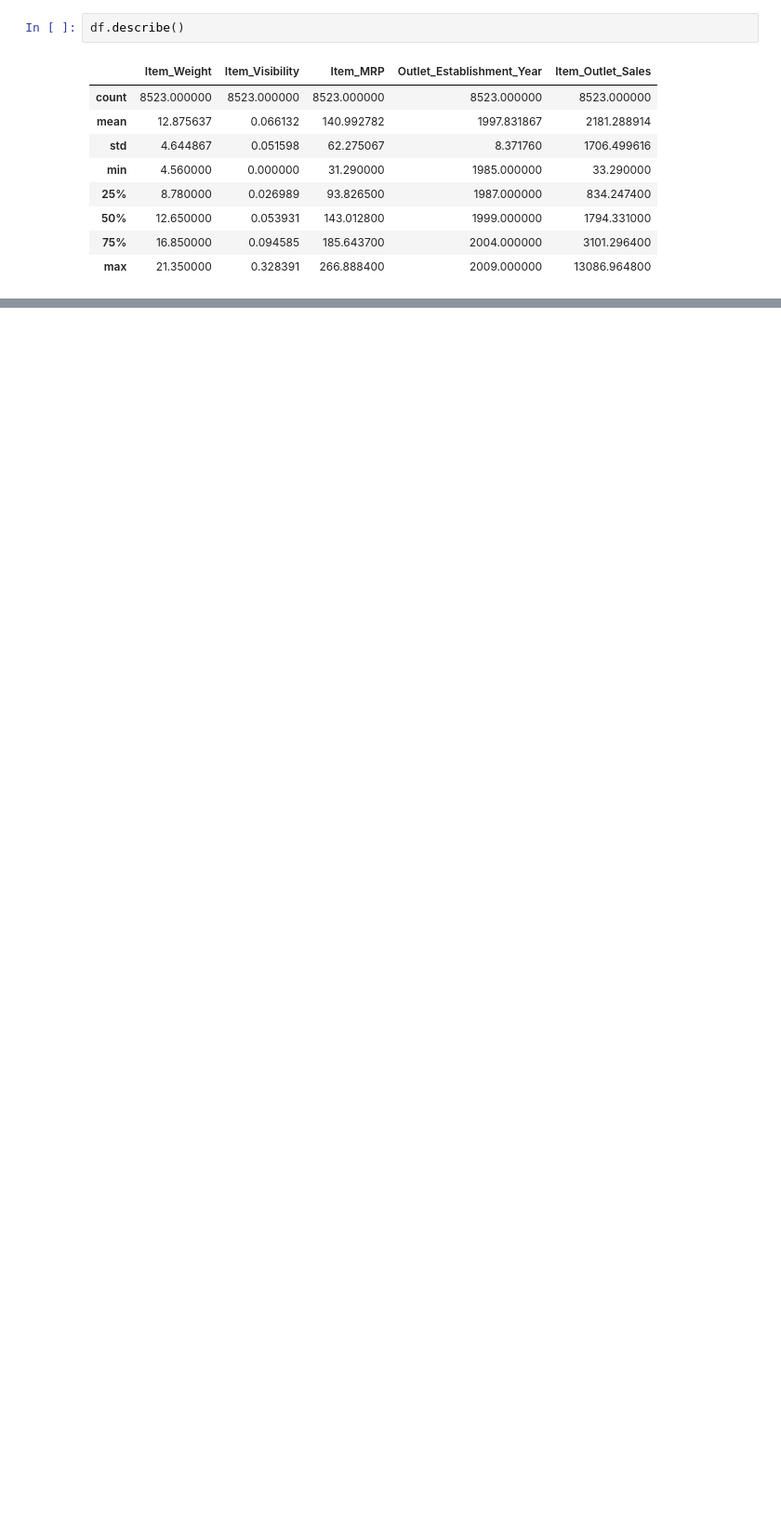
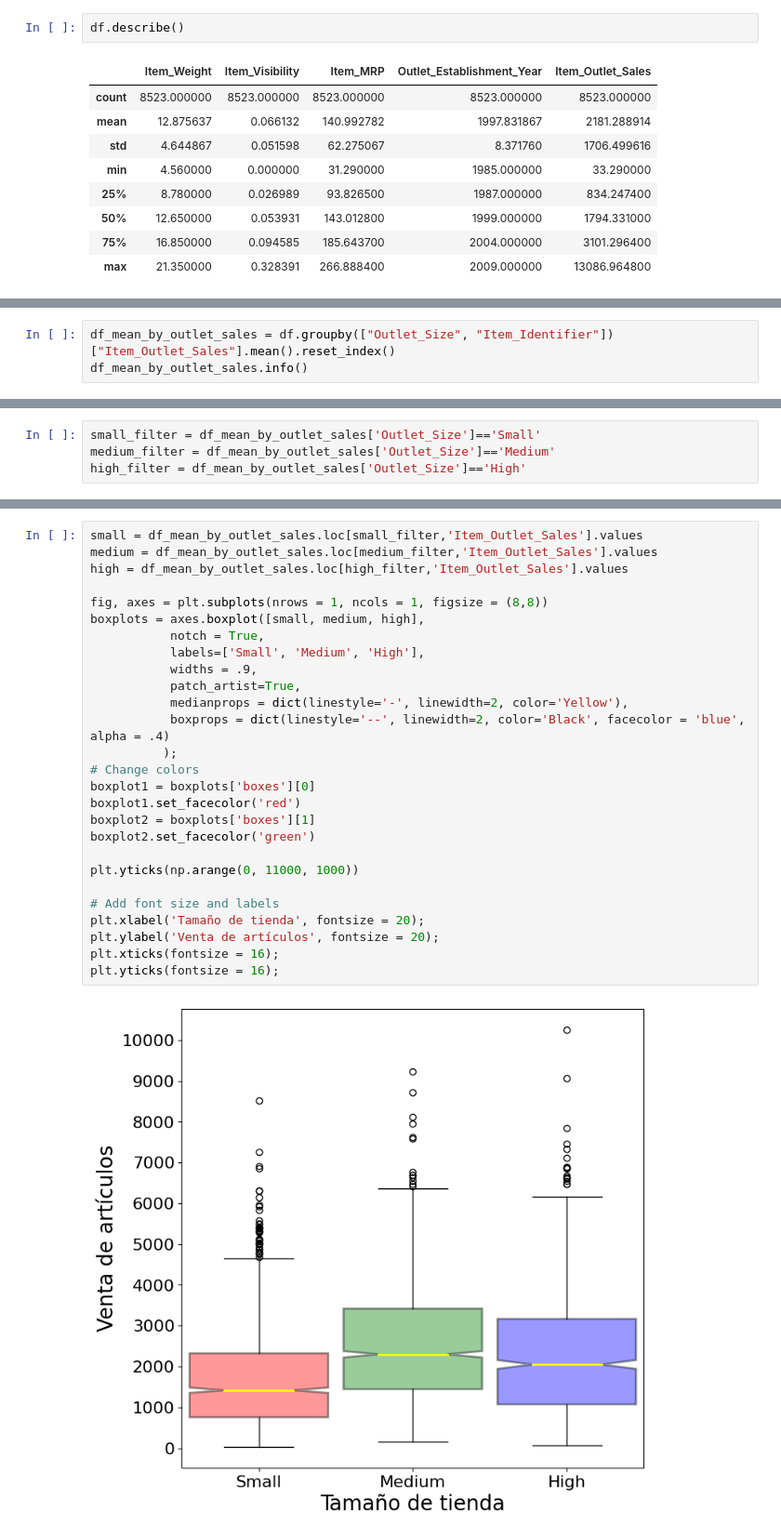
Before and after one commit to betsyvies/food-sales-predictions, a Jupyter notebook: food_sales_predictions.ipynb, the cells around one changed output, grey strips where cells are left out. Shown: that part at 93% size. Cells and saved outputs as stored; diff of their text form; blank space fills up the shorter version.

```diff
--- a/food_sales_predictions.ipynb
+++ b/food_sales_predictions.ipynb
@@ -313,0 +341,3 @@ df.describe()
+# %%
+df_mean_by_outlet_sales = df.groupby(["Outlet_Size", "Item_Identifier"])["Item_Outlet_Sales"].mean().reset_index()
+df_mean_by_outlet_sales.info()
@@ -313,0 +357,4 @@ df.describe()
+# %%
+small_filter = df_mean_by_outlet_sales['Outlet_Size']=='Small'
+medium_filter = df_mean_by_outlet_sales['Outlet_Size']=='Medium'
+high_filter = df_mean_by_outlet_sales['Outlet_Size']=='High'
@@ -313,0 +369,29 @@ df.describe()
+# %%
+small = df_mean_by_outlet_sales.loc[small_filter,'Item_Outlet_Sales'].values
+medium = df_mean_by_outlet_sales.loc[medium_filter,'Item_Outlet_Sales'].values
+high = df_mean_by_outlet_sales.loc[high_filter,'Item_Outlet_Sales'].values
+
+fig, axes = plt.subplots(nrows = 1, ncols = 1, figsize = (8,8))
+boxplots = axes.boxplot([small, medium, high],
+           notch = True,
+           labels=['Small', 'Medium', 'High'],
+           widths = .9,
+           patch_artist=True,
+           medianprops = dict(linestyle='-', linewidth=2, color='Yellow'),
+           boxprops = dict(linestyle='--', linewidth=2, color='Black', facecolor = 'blue', alpha = .4)
+          );
+# Change colors
+boxplot1 = boxplots['boxes'][0]
+boxplot1.set_facecolor('red')
+boxplot2 = boxplots['boxes'][1]
+boxplot2.set_facecolor('green')
+
+plt.yticks(np.arange(0, 11000, 1000))
+
+# Add font size and labels
+plt.xlabel('Tamaño de tienda', fontsize = 20);
+plt.ylabel('Venta de artículos', fontsize = 20);
+plt.xticks(fontsize = 16);
+plt.yticks(fontsize = 16);
+# %% [output]
+[figure, added]
```
Also changed, not shown: parts of 27 cells of this notebook.
